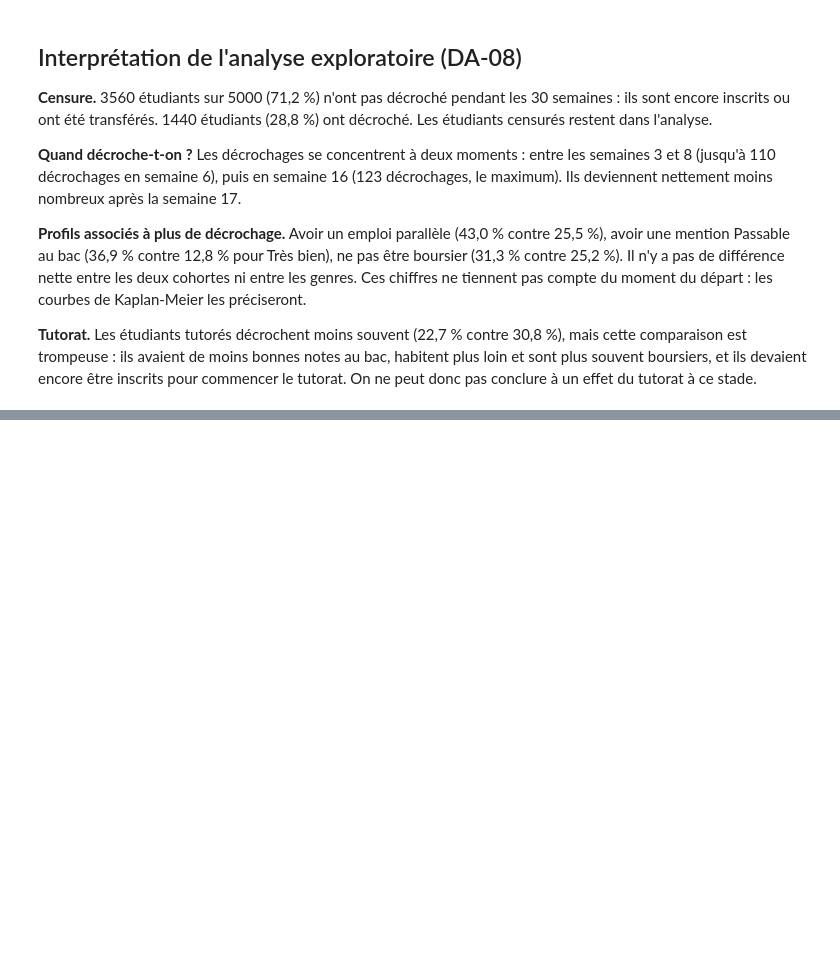
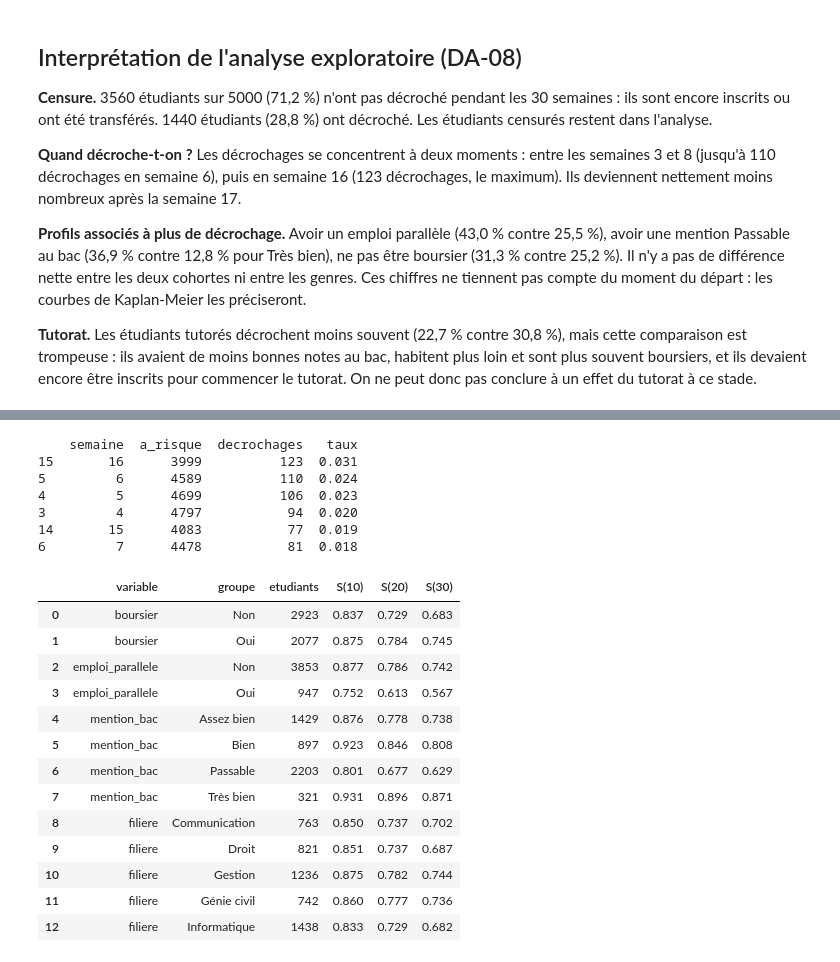
Before and after one commit to noumbethiam/horizon-decrochage-tutorat, a Jupyter notebook: notebooks/01_nettoyage.ipynb, the cells around one changed output, grey strips where cells are left out. Saved outputs shown, nothing was run; the diff lists cells and outputs as text; code cells hidden in the pictures; blank space fills up the shorter version.

```diff
--- a/notebooks/01_nettoyage.ipynb
+++ b/notebooks/01_nettoyage.ipynb
@@ -1805,0 +1852,44 @@ SyntaxError: unterminated string literal (detected at line 5) (590490933.py, lin
+# %%
+base = pd.read_csv("../data/processed/base_survie.csv")
+
+# 1. semaines critiques : taux de décrochage parmi les étudiants encore présents
+lignes = []
+for sem in range(1, 31):
+    a_risque = (base["T"] >= sem).sum()
+    decroche = ((base["T"] == sem) & (base["E"] == 1)).sum()
+    lignes.append({"semaine": sem, "a_risque": a_risque, "decrochages": decroche,
+                   "taux": round(decroche / a_risque, 3)})
+hazard = pd.DataFrame(lignes)
+print(hazard.nlargest(6, "taux"))
+
+# 2. survie à 10, 20 et 30 semaines, par groupe
+resume = []
+for col in ["boursier", "emploi_parallele", "mention_bac", "filiere"]:
+    for valeur, g in base.dropna(subset=[col]).groupby(col):
+        s = KaplanMeierFitter().fit(g["T"], g["E"]).survival_function_at_times([10, 20, 30]).values
+        resume.append({"variable": col, "groupe": valeur, "etudiants": len(g),
+                       "S(10)": round(s[0], 3), "S(20)": round(s[1], 3), "S(30)": round(s[2], 3)})
+tableau = pd.DataFrame(resume)
+display(tableau)
+# %% [output]
+    semaine  a_risque  decrochages   taux
+15       16      3999          123  0.031
+5         6      4589          110  0.024
+4         5      4699          106  0.023
+3         4      4797           94  0.020
+14       15      4083           77  0.019
+6         7      4478           81  0.018
+|  | variable | groupe | etudiants | S(10) | S(20) | S(30) |
+| 0 | boursier | Non | 2923 | 0.837 | 0.729 | 0.683 |
+| 1 | boursier | Oui | 2077 | 0.875 | 0.784 | 0.745 |
+| 2 | emploi_parallele | Non | 3853 | 0.877 | 0.786 | 0.742 |
+| 3 | emploi_parallele | Oui | 947 | 0.752 | 0.613 | 0.567 |
+| 4 | mention_bac | Assez bien | 1429 | 0.876 | 0.778 | 0.738 |
+| 5 | mention_bac | Bien | 897 | 0.923 | 0.846 | 0.808 |
+| 6 | mention_bac | Passable | 2203 | 0.801 | 0.677 | 0.629 |
+| 7 | mention_bac | Très bien | 321 | 0.931 | 0.896 | 0.871 |
+| 8 | filiere | Communication | 763 | 0.850 | 0.737 | 0.702 |
+| 9 | filiere | Droit | 821 | 0.851 | 0.737 | 0.687 |
+| 10 | filiere | Gestion | 1236 | 0.875 | 0.782 | 0.744 |
+| 11 | filiere | Génie civil | 742 | 0.860 | 0.777 | 0.736 |
+| 12 | filiere | Informatique | 1438 | 0.833 | 0.729 | 0.682 |
```
Also changed, not shown: parts of 2 cells of this notebook, 5 other files.
